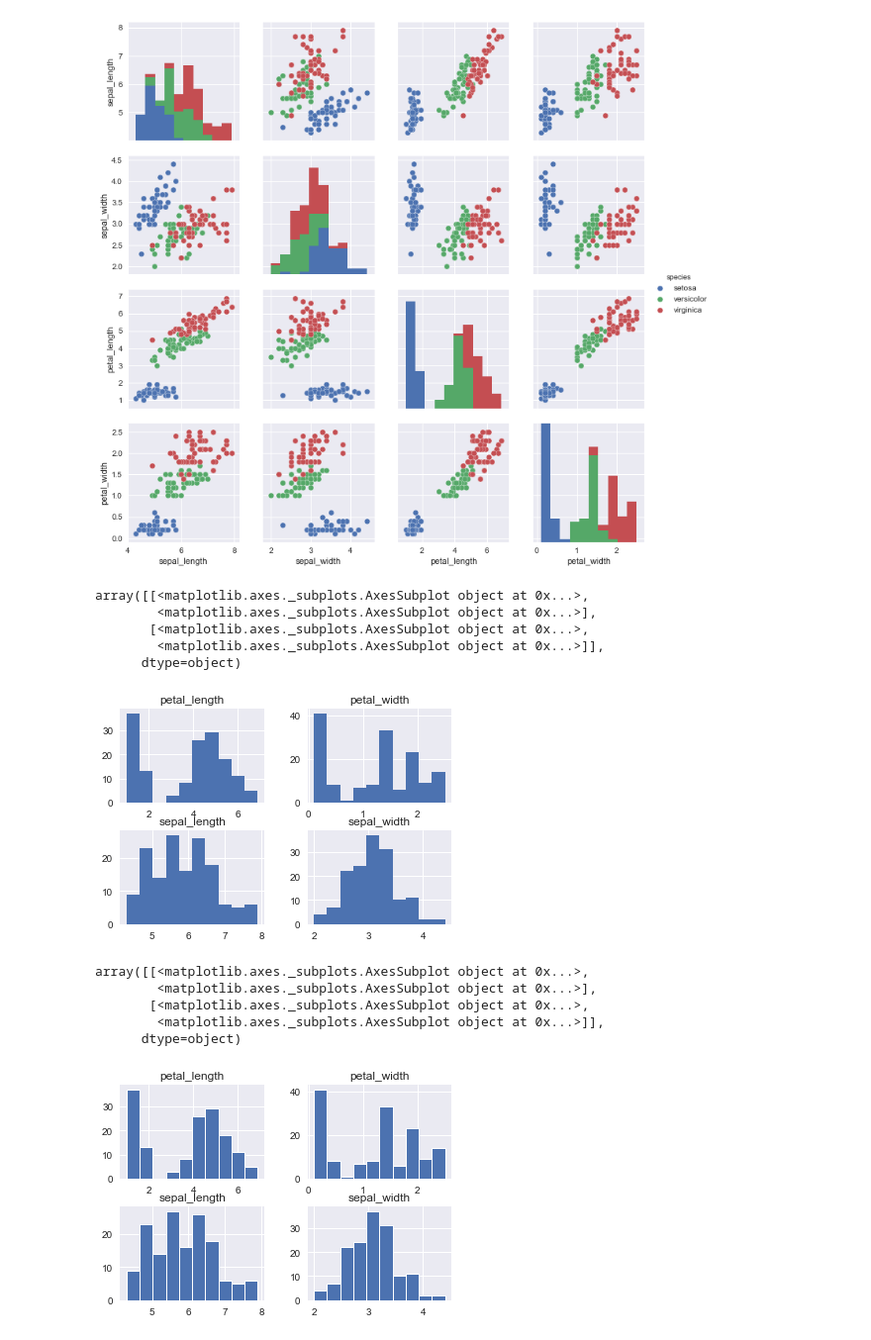
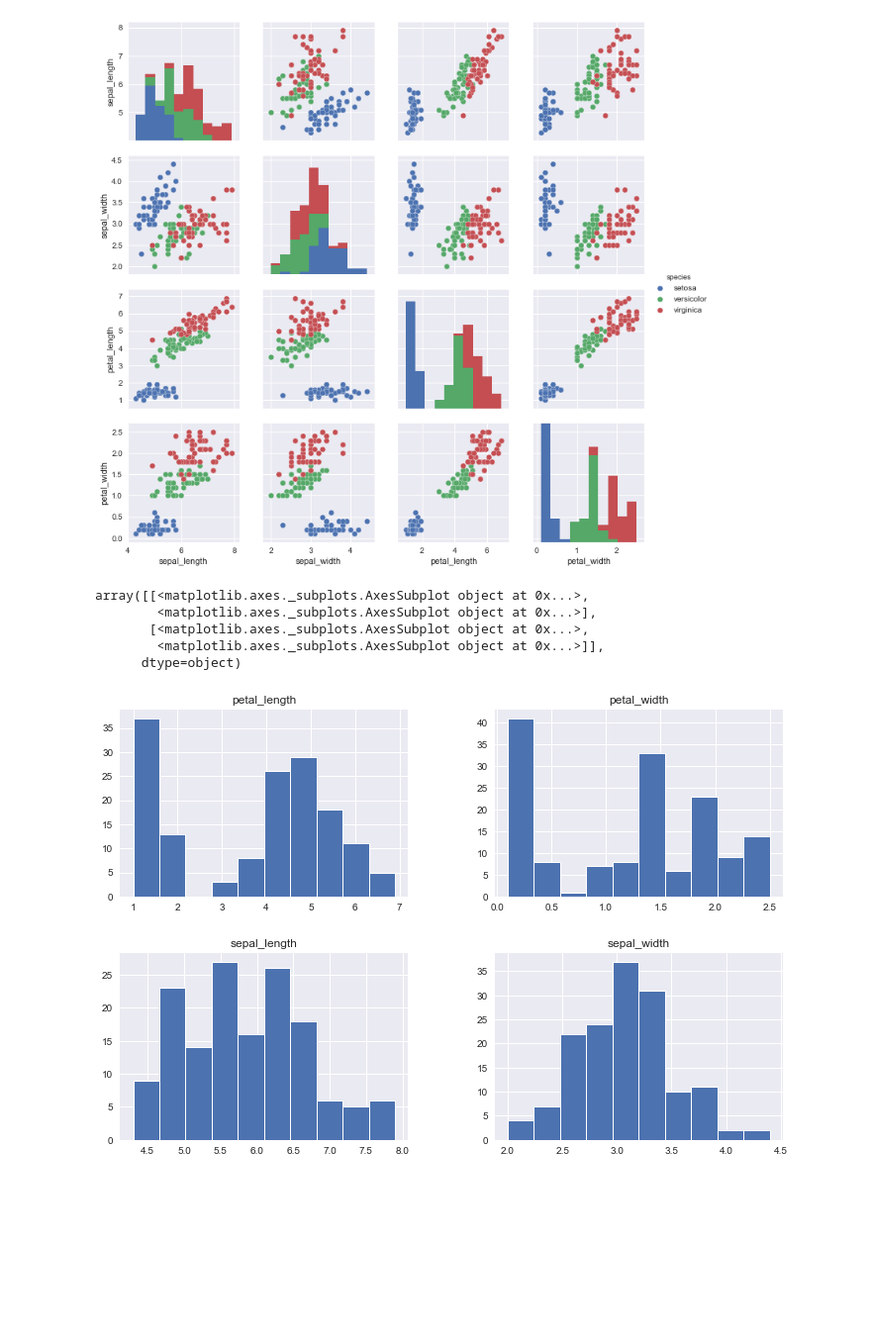
Before and after one commit to Codes-code/Machine-Learning, a Jupyter notebook: Iris_Project.ipynb, the cells around one changed output. Shown at 99% size. Drawn from its saved outputs; the diff is of its cells as text; code cells hidden in the pictures; blank space fills up the shorter version.

```diff
--- a/Iris_Project.ipynb
+++ b/Iris_Project.ipynb
@@ -279,12 +279,3 @@ sns.pairplot(iris, hue='species')
 [figure]
 # %%
 iris.hist?
-# %%
-iris.hist()
-# %% [output]
-array([[<matplotlib.axes._subplots.AxesSubplot object at 0x...>,
-        <matplotlib.axes._subplots.AxesSubplot object at 0x...>],
-       [<matplotlib.axes._subplots.AxesSubplot object at 0x...>,
-        <matplotlib.axes._subplots.AxesSubplot object at 0x...>]],
-      dtype=object)
-[figure, removed]
@@ -293,9 +282,9 @@ iris.hist?
 # %%
-iris.hist(edgecolor='white',linewidth=1)
+iris.hist(edgecolor='white',linewidth=1, figsize=(12,8))
 # %% [output]
 array([[<matplotlib.axes._subplots.AxesSubplot object at 0x...>,
         <matplotlib.axes._subplots.AxesSubplot object at 0x...>],
        [<matplotlib.axes._subplots.AxesSubplot object at 0x...>,
         <matplotlib.axes._subplots.AxesSubplot object at 0x...>]],
       dtype=object)
-[figure, old version]
+[figure, new version]
```
Also changed, not shown: parts of 7 cells of this notebook.
